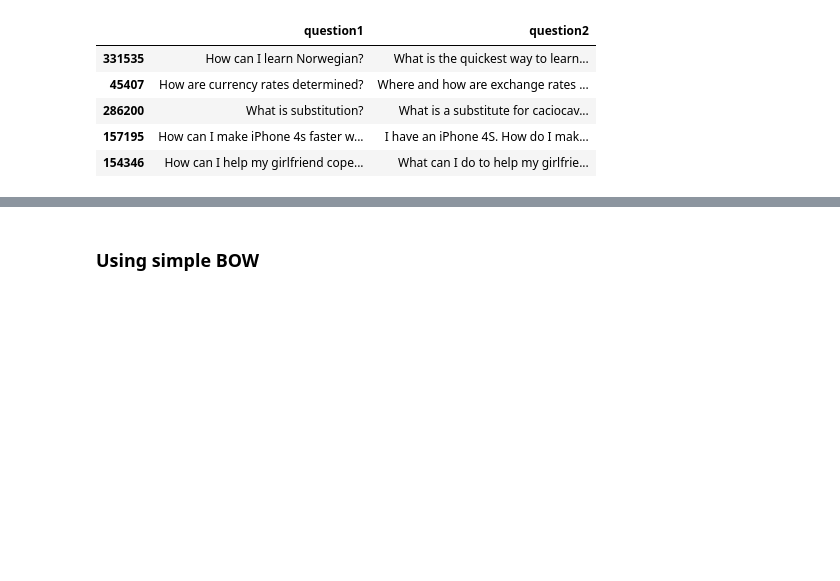
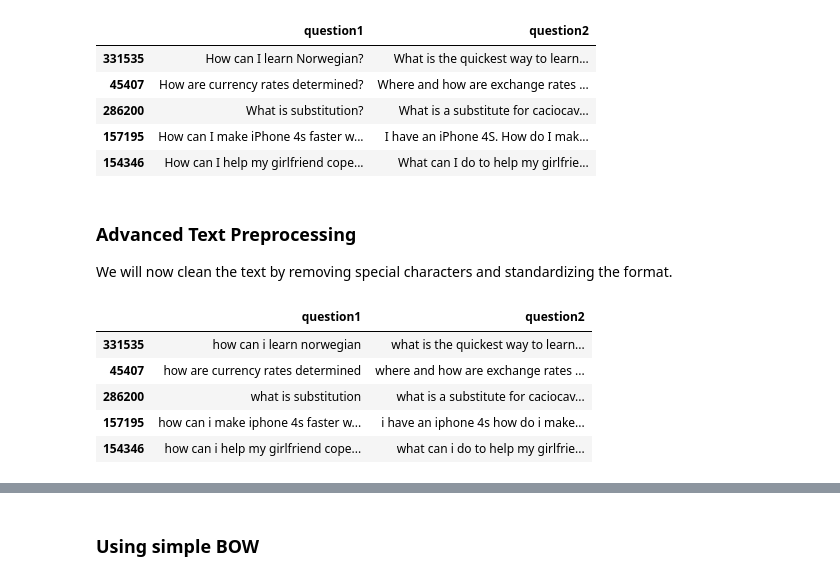
Before and after one commit to harshs-data/Deep-Learning, a Jupyter notebook: DuplicateQuestionPair(NLP_Project).ipynb, the cells around one changed output, grey strips where cells are left out. Cells and saved outputs as stored; diff of their text form; code cells hidden in the pictures; blank space fills up the shorter version.

```diff
--- a/DuplicateQuestionPair(NLP_Project).ipynb
+++ b/DuplicateQuestionPair(NLP_Project).ipynb
@@ -107,6 +107,39 @@ display(quest_df.head())
 | 286200 | What is substitution? | What is a substitute for caciocav... |
 | 157195 | How can I make iPhone 4s faster w... | I have an iPhone 4S. How do I mak... |
 | 154346 | How can I help my girlfriend cope... | What can I do to help my girlfrie... |
+# %% [markdown]
+### Advanced Text Preprocessing
+We will now clean the text by removing special characters and standardizing the format.
+# %%
+import re
+from html import unescape
+
+def preprocess(q):
+    q = str(q).lower().strip()
+
+    # Replace certain special characters with their string equivalents
+    q = q.replace('%', ' percent')
+    q = q.replace('$', ' dollar ')
+    q = q.replace('₹', ' rupee ')
+    q = q.replace('€', ' euro ')
+    q = q.replace('@', ' at ')
+
+    # Remove punctuation and special characters
+    q = re.sub(r'[^a-zA-Z0-9\s]', '', q)
+
+    return q
+
+new_df['question1'] = new_df['question1'].apply(preprocess)
+new_df['question2'] = new_df['question2'].apply(preprocess)
+
+display(new_df[['question1', 'question2']].head())
+# %% [output]
+|  | question1 | question2 |
+| 331535 | how can i learn norwegian | what is the quickest way to learn... |
+| 45407 | how are currency rates determined | where and how are exchange rates ... |
+| 286200 | what is substitution | what is a substitute for caciocav... |
+| 157195 | how can i make iphone 4s faster w... | i have an iphone 4s how do i make... |
+| 154346 | how can i help my girlfriend cope... | what can i do to help my girlfrie... |
 # %%
 # Load the accelerator extension
 %load_ext cuml.accel
```
Also changed, not shown: parts of 2 cells of this notebook.
